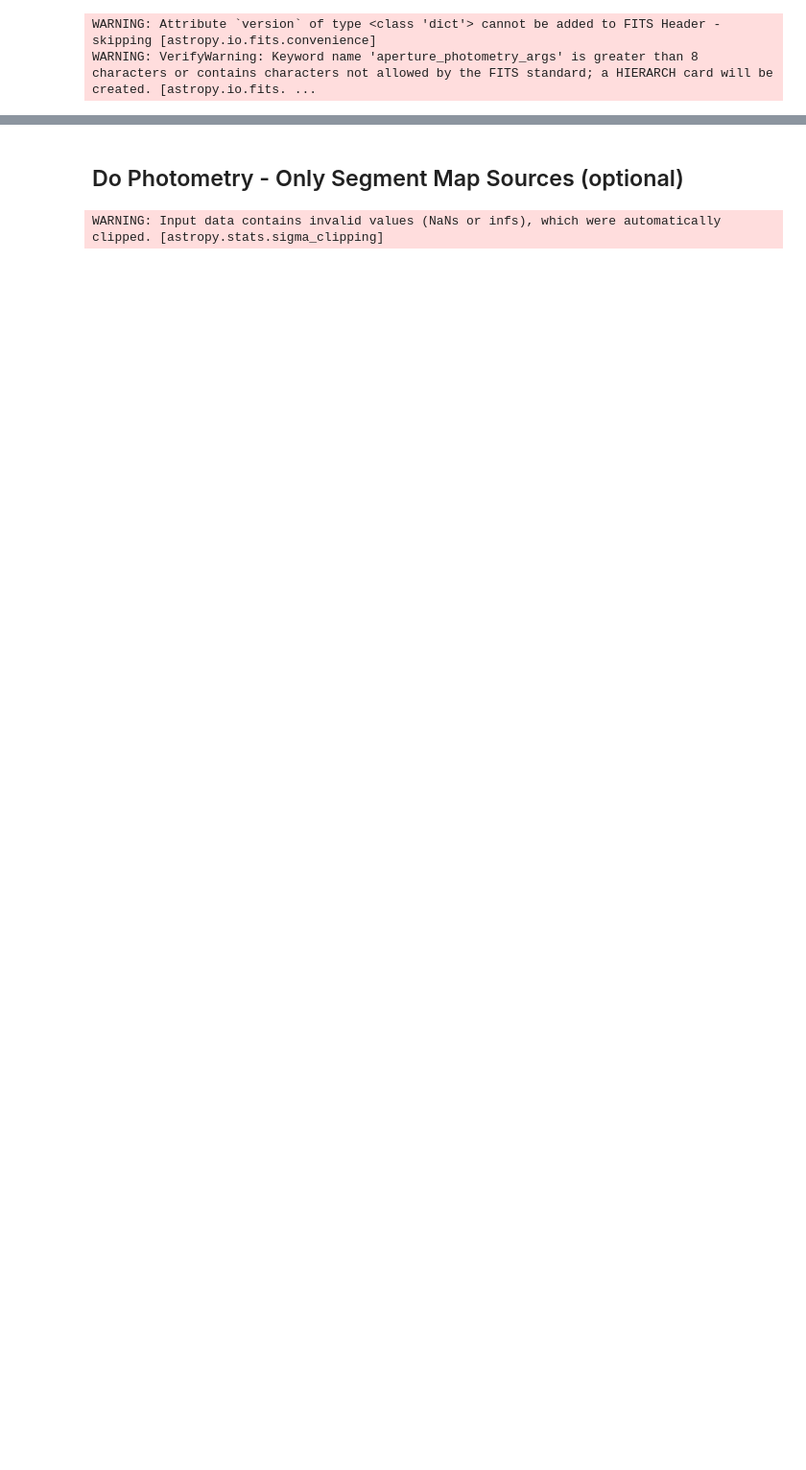
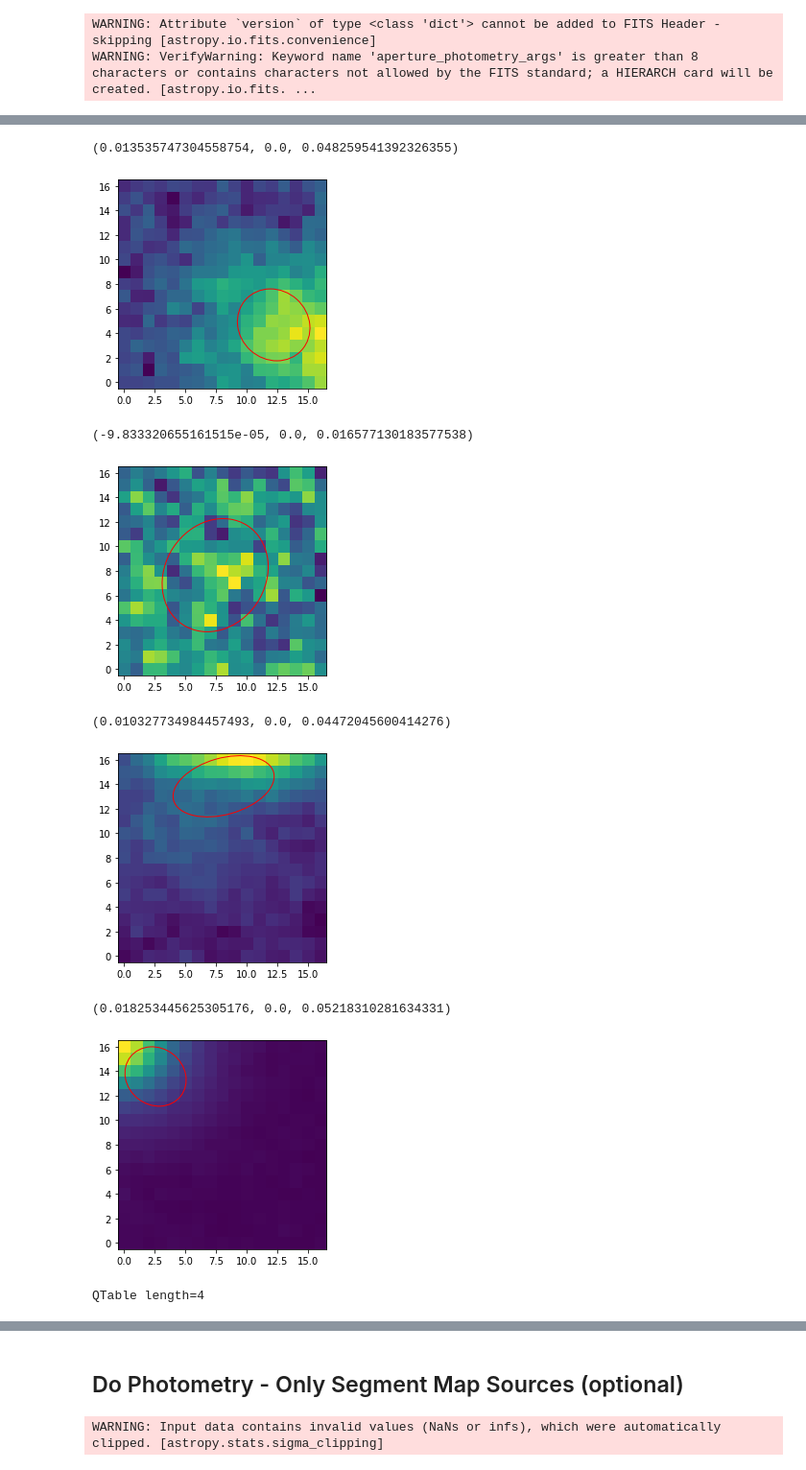
Before and after one commit to mjhankins/SFGCphotcode, a Jupyter notebook: SourceCatalog_ApPhot.ipynb, the cells around one changed output, grey strips where cells are left out. Shown at 96% size. Saved outputs shown, nothing was run; the diff lists cells and outputs as text; code cells hidden in the pictures; blank space fills up the shorter version.

```diff
--- a/SourceCatalog_ApPhot.ipynb
+++ b/SourceCatalog_ApPhot.ipynb
@@ -360,0 +525,13 @@ WARNING: VerifyWarning: Keyword name 'aperture_photometry_args' is greater than
+# %%
+#bkg sub with cutout 13x13
+fitshapes2(data_bkgsub,testsource,plot=True)
+# %% [output]
+(0.013535747304558754, 0.0, 0.048259541392326355)
+[figure, added]
+(-9.833320655161515e-05, 0.0, 0.016577130183577538)
+[figure, added]
+(0.010327734984457493, 0.0, 0.04472045600414276)
+[figure, added]
+(0.018253445625305176, 0.0, 0.05218310281634331)
+[figure, added]
+QTable length=4
```
Also changed, not shown: parts of 15 cells of this notebook, 1 other file.
